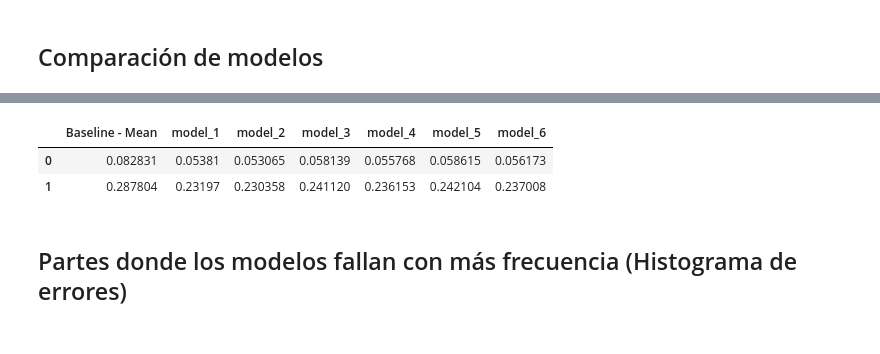
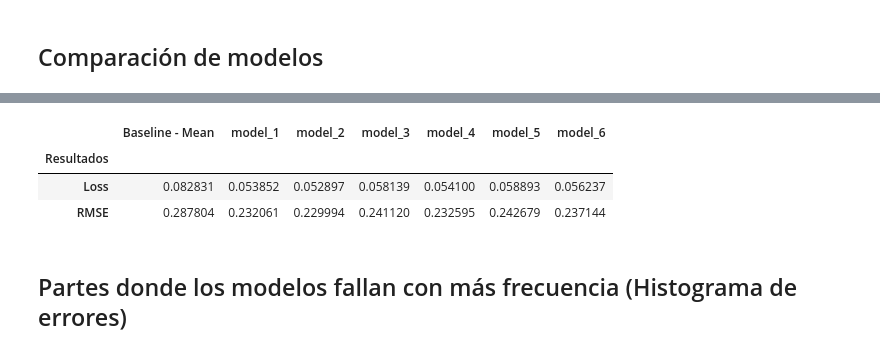
Before and after one commit to alejandropiuryp/quality-Lsystems-TFG, a Jupyter notebook: L-System - TFG.ipynb, the cells around one changed output, grey strips where cells are left out. Saved outputs shown, nothing was run; the diff lists cells and outputs as text; code cells hidden in the pictures.

Commit message:
Implementa resultados experimentales

```diff
--- a/L-System - TFG.ipynb
+++ b/L-System - TFG.ipynb
@@ -614,5 +607,5 @@ df.head()
 # %%
-padded,vocab = string2sequence(model_limit, max_length)
+padded,vocab_desarrollado = string2sequence(model_limit, max_length)
 # %% [output]
 ==================
 Tamaño del vocabulario: 48
@@ -976,7 +970,7 @@ Longitud máxima: 122
 model_limit = []
 for model in df.Sistema.tolist():
     model_limit.append(model[0:max_length])
-padded,vocab = string2sequence(model_limit, max_length)
+padded,vocab_sistema = string2sequence(model_limit, max_length)
 
 x = np.asarray(padded)
 y = np.array(df.Likes.to_list())
@@ -1177,6 +1171,7 @@ y = np.array(df.Likes.to_list())
 
 
 #Entrada para Baseline, modelo 1 y modelo 2
+"""
 max_length = 5000
 model_limit = []
 for model in df.Desarrollado.tolist():
@@ -1185,6 +1180,23 @@ for model in df.Desarrollado.tolist():
 padded,vocab = string2sequence(model_limit, max_length)
 X = np.asarray(padded)
 X_train, X_test,Y_train,Y_test = train_test_split(padded,y,test_size=0.20, random_state=42)
+X_train.shape,X_test.shape,Y_train.shape,Y_test.shape
+"""
+
+#Conjunto de datos para modelos 1 y 2
+max_length = 5000
+index = {char:i+1 for i,char in enumerate(vocab_desarrollado)}
+sequences=[]
+for element in df['Desarrollado Truncado']:
+    sequence = []
+    for char in element:
+        sequence.append(index[char])
+
+    sequences.append(sequence)
+
+padded = pad_sequences(sequences,maxlen=max_length,padding='post')
+X = np.asarray(padded)
+X_train, X_test,Y_train,Y_test = train_test_split(X,y,test_size=0.20, random_state=42)
 X_train.shape,X_test.shape,Y_train.shape,Y_test.shape
 
 #Baseline
@@ -1211,12 +1223,32 @@ X = np.asarray(x_read)
 string_model = 'model_3.h5'
 models_result[string_model[0:7]] = get_mse_and_rmse(string_model,X,y)
 
+"""
 #Entrada para modelo 4, modelo 5 y modelo 6
 max_length = 122
 model_limit = []
 for model in df.Sistema.tolist():
     model_limit.append(model[0:max_length])
 padded,vocab = string2sequence(model_limit, max_length)
+X = np.asarray(padded)
+"""
+
+#Conjunto de datos para modelos 4,5 y 6
+max_length = 122
+model_limit = []
+sequences = []
+for model in df.Sistema.tolist():
+    model_limit.append(model[0:max_length])
+index = {char:i+1 for i,char in enumerate(vocab_sistema)}
+sequences=[]
+for element in model_limit:
+    sequence = []
+    for char in element:
+        sequence.append(index[char])
+
+    sequences.append(sequence)
+
+padded = pad_sequences(sequences,maxlen=max_length,padding='post')
 X = np.asarray(padded)
 
 #Modelo 4
@@ -1244,9 +1265,11 @@ Tamaño máximo de las secuencias: 122
 # %%
-results_dataframe = pd.DataFrame.from_dict(models_result)
+models_result["Resultados"] = ["Loss","RMSE"]
+results_dataframe = pd.DataFrame.from_dict(models_result).set_index('Resultados')
 results_dataframe
 # %% [output]
 |  | Baseline - Mean | model_1 | model_2 | model_3 | model_4 | model_5 | model_6 |
-| 0 | 0.082831 | 0.05381 | 0.053065 | 0.058139 | 0.055768 | 0.058615 | 0.056173 |
-| 1 | 0.287804 | 0.23197 | 0.230358 | 0.241120 | 0.236153 | 0.242104 | 0.237008 |
+| Resultados |  |  |  |  |  |  |  |
+| Loss | 0.082831 | 0.053852 | 0.052897 | 0.058139 | 0.054100 | 0.058893 | 0.056237 |
+| RMSE | 0.287804 | 0.232061 | 0.229994 | 0.241120 | 0.232595 | 0.242679 | 0.237144 |
 # %% [markdown]
 ## Partes donde los modelos fallan con más frecuencia (Histograma de errores)
```
Also changed, not shown: parts of 27 cells of this notebook, 8 other files.
